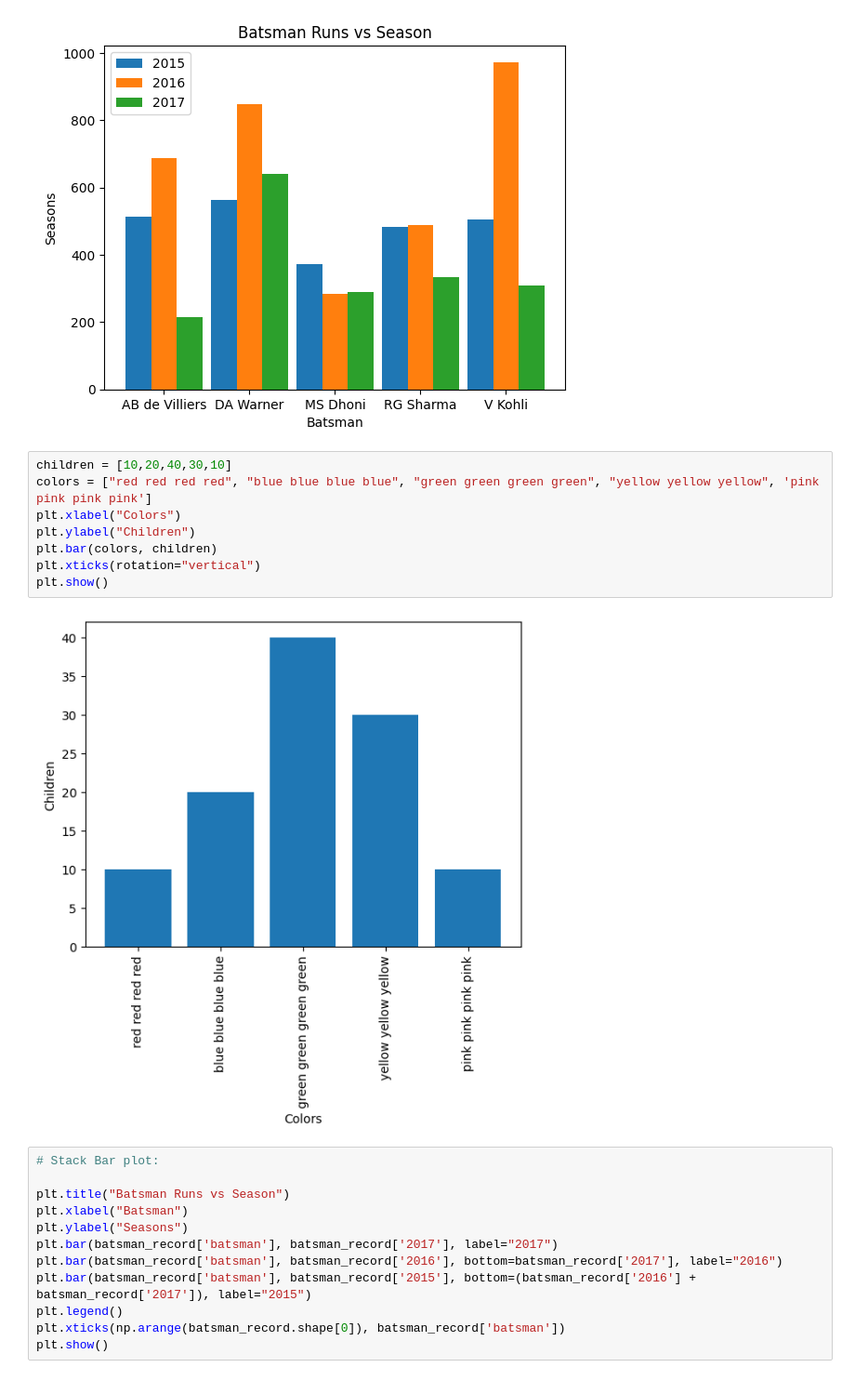
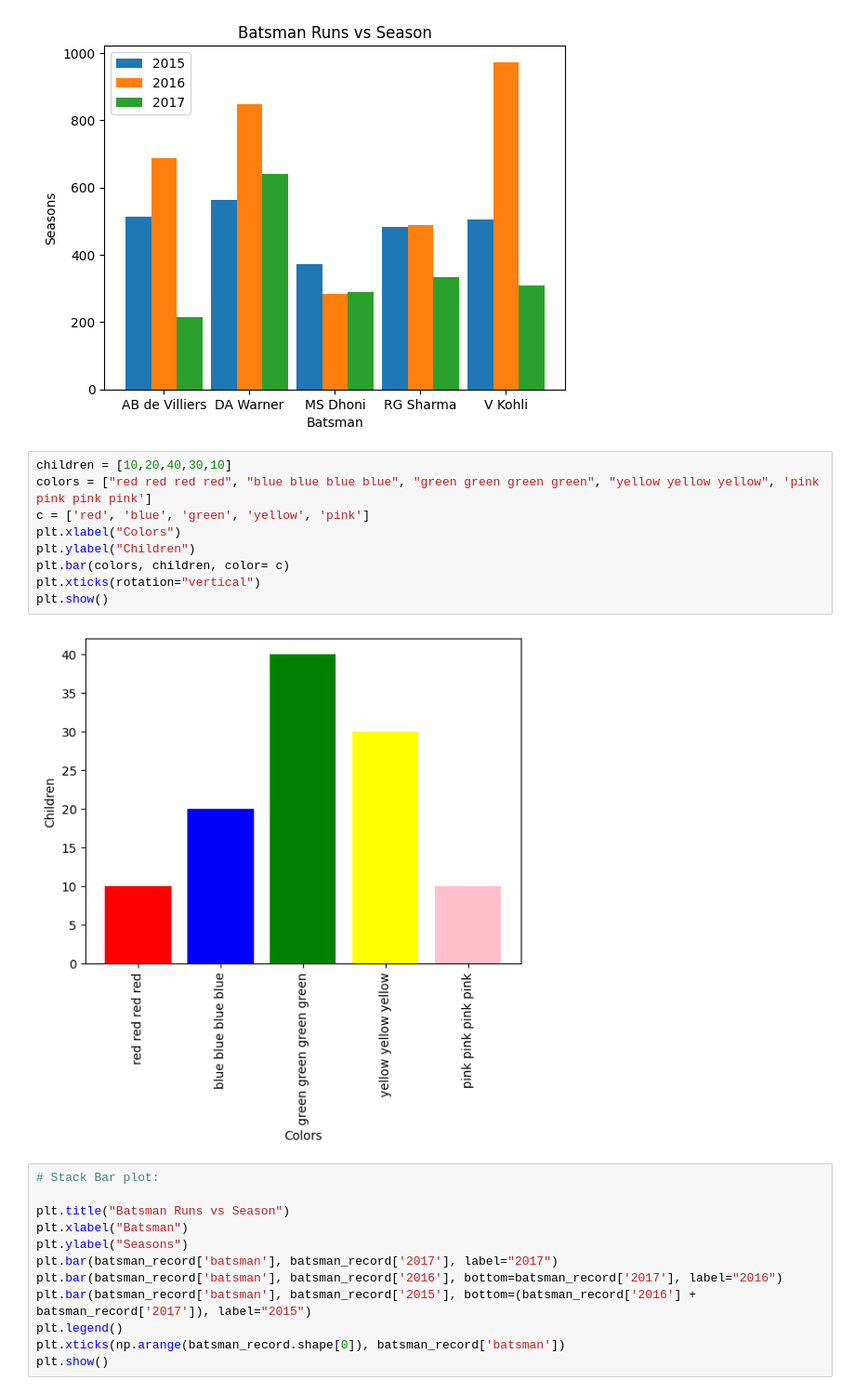
Before and after one commit to JARVIS20240/Python_pandas_Visualizationfor_DS-ML, a Jupyter notebook: Ch-8_MatplotLib/01_Basic.ipynb, the cells around one changed output. Shown at 93% size. Saved outputs shown, nothing was run; the diff lists cells and outputs as text.

```diff
--- a/Ch-8_MatplotLib/01_Basic.ipynb
+++ b/Ch-8_MatplotLib/01_Basic.ipynb
@@ -215,13 +215,14 @@ plt.show()
 # %%
 children = [10,20,40,30,10]
 colors = ["red red red red", "blue blue blue blue", "green green green green", "yellow yellow yellow", 'pink pink pink pink']
+c = ['red', 'blue', 'green', 'yellow', 'pink']
 plt.xlabel("Colors")
 plt.ylabel("Children")
-plt.bar(colors, children)
+plt.bar(colors, children, color= c)
 plt.xticks(rotation="vertical")
 plt.show()
 # %% [output]
-[figure, old version]
+[figure, new version]
 # %%
 # Stack Bar plot:
 
```
Also changed, not shown: parts of 6 cells of this notebook, 1 other file.
